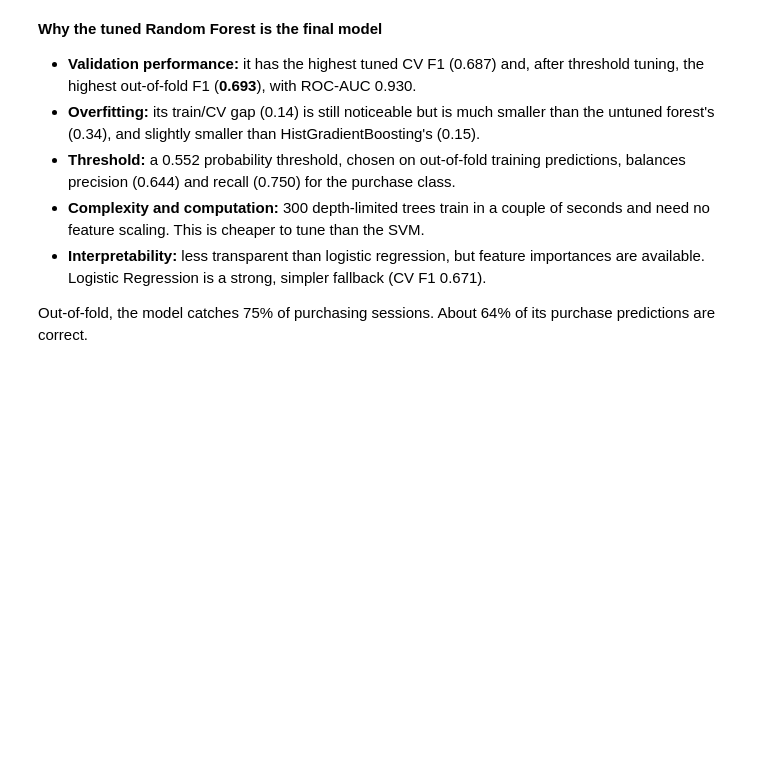
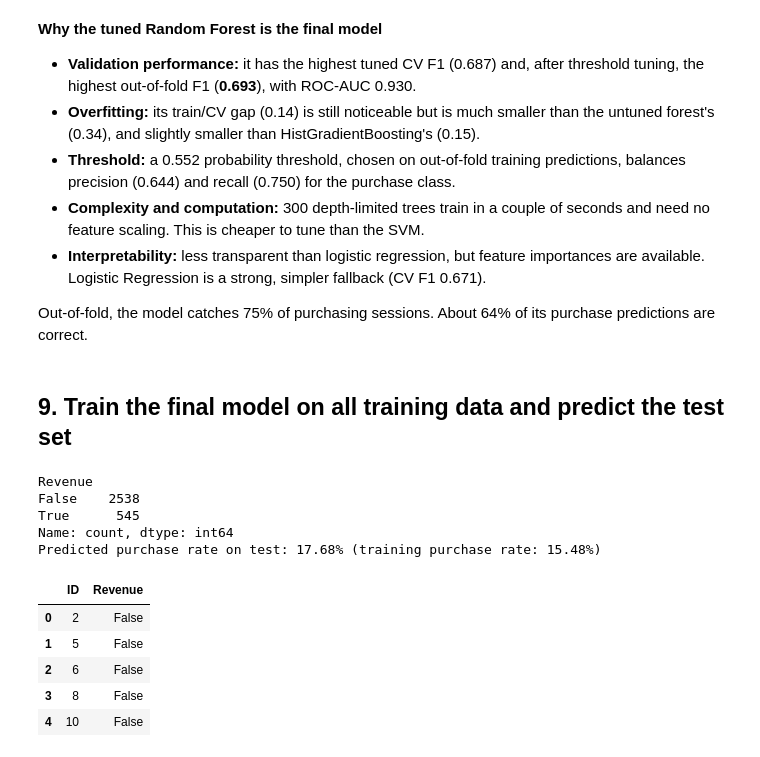
Before and after one commit to CarlosGuzman01/CAI_4105_2026_Fall_Team_11, a Jupyter notebook: 2-challenge/final_notebook.ipynb, the cells around one changed output. Cells and saved outputs as stored; diff of their text form; code cells hidden in the pictures; blank space fills up the shorter version.

```diff
--- a/2-challenge/final_notebook.ipynb
+++ b/2-challenge/final_notebook.ipynb
@@ -269,3 +347,30 @@ plt.show()
 - **Interpretability:** less transparent than logistic regression, but feature importances are available. Logistic Regression is a strong, simpler fallback (CV F1 0.671).
 
 Out-of-fold, the model catches 75% of purchasing sessions. About 64% of its purchase predictions are correct.
+# %% [markdown]
+## 9. Train the final model on all training data and predict the test set
+# %%
+final_estimator.fit(X, y)  # refit on the full training set with the tuned settings
+test_scores = (final_estimator.predict_proba(X_test)[:, 1] if hasattr(final_estimator, "predict_proba")
+               else final_estimator.decision_function(X_test))
+predictions = pd.DataFrame({"ID": test["ID"], "Revenue": test_scores >= FINAL_THRESHOLD})
+
+assert len(predictions) == len(test) == 3083
+assert predictions["ID"].is_unique and predictions["Revenue"].dtype == bool
+predictions.to_csv("predictions.csv", index=False)
+print(predictions["Revenue"].value_counts())
+print(f"Predicted purchase rate on test: {predictions['Revenue'].mean():.2%} "
+      f"(training purchase rate: {y.mean():.2%})")
+predictions.head()
+# %% [output]
+Revenue
+False    2538
+True      545
+Name: count, dtype: int64
+Predicted purchase rate on test: 17.68% (training purchase rate: 15.48%)
+|  | ID | Revenue |
+| 0 | 2 | False |
+| 1 | 5 | False |
+| 2 | 6 | False |
+| 3 | 8 | False |
+| 4 | 10 | False |
```
Also changed, not shown: parts of 11 cells of this notebook, 1 other file.
